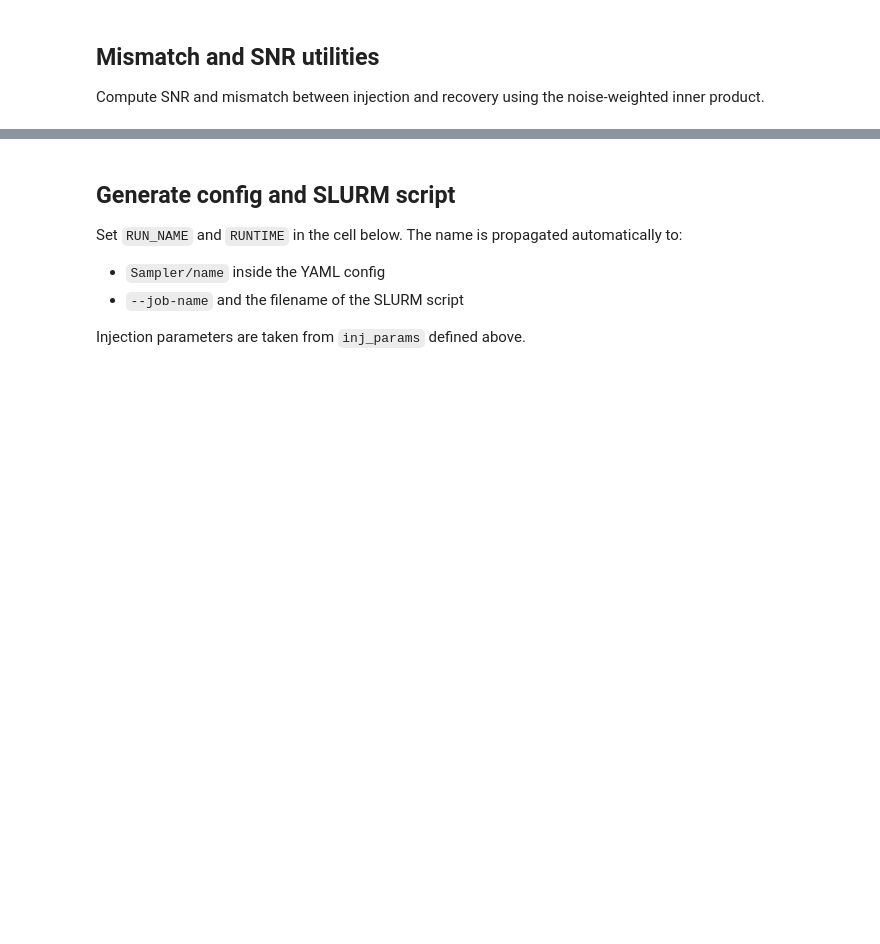
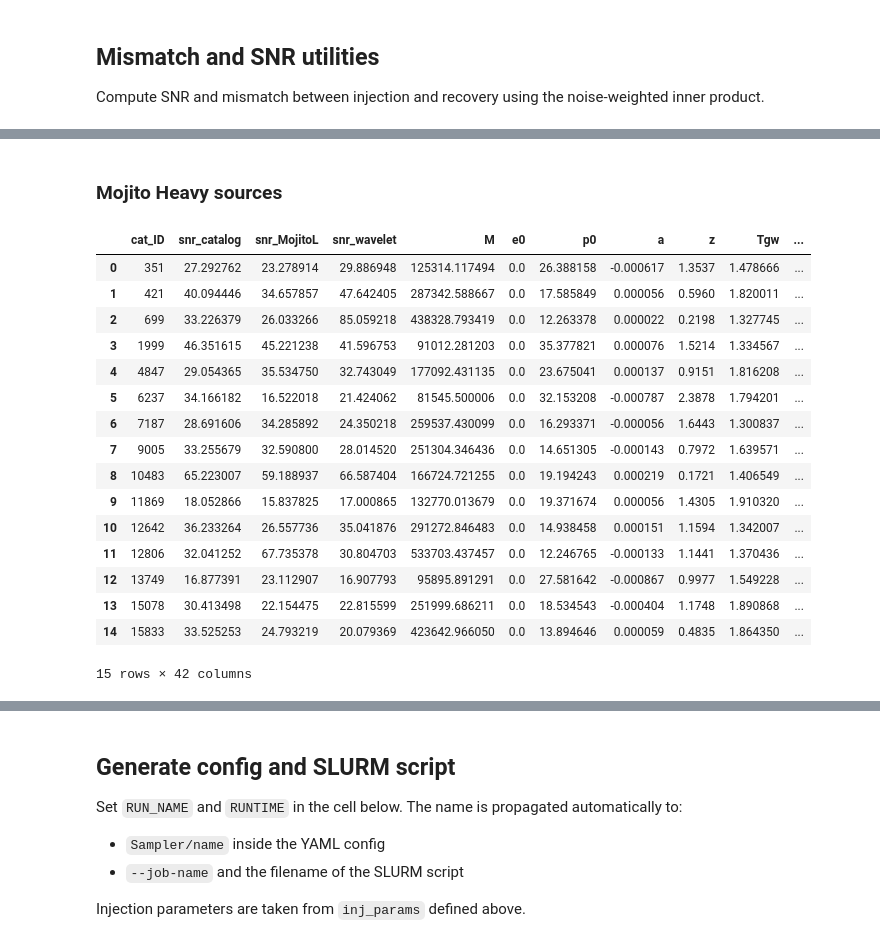
Before and after one commit to joshbmat/Few_1PAT1R_Scripts, a Jupyter notebook: validation/PE_test_runs/ConstructTestcases.ipynb, the cells around one changed output, grey strips where cells are left out. Saved outputs shown, nothing was run; the diff lists cells and outputs as text; code cells hidden in the pictures; blank space fills up the shorter version.

```diff
--- a/validation/PE_test_runs/ConstructTestcases.ipynb
+++ b/validation/PE_test_runs/ConstructTestcases.ipynb
@@ -268,0 +250,2 @@ for k, v in inj_params.items():
+# %% [markdown]
+### Mojito Heavy sources
@@ -268,0 +305,20 @@ for k, v in inj_params.items():
+# %%
+good_cat
+# %% [output]
+|  | cat_ID | snr_catalog | snr_MojitoL | snr_wavelet | M | e0 | p0 | a | z | Tgw | ... |
+| 0 | 351 | 27.292762 | 23.278914 | 29.886948 | 125314.117494 | 0.0 | 26.388158 | -0.000617 | 1.3537 | 1.478666 | ... |
+| 1 | 421 | 40.094446 | 34.657857 | 47.642405 | 287342.588667 | 0.0 | 17.585849 | 0.000056 | 0.5960 | 1.820011 | ... |
+| 2 | 699 | 33.226379 | 26.033266 | 85.059218 | 438328.793419 | 0.0 | 12.263378 | 0.000022 | 0.2198 | 1.327745 | ... |
+| 3 | 1999 | 46.351615 | 45.221238 | 41.596753 | 91012.281203 | 0.0 | 35.377821 | 0.000076 | 1.5214 | 1.334567 | ... |
+| 4 | 4847 | 29.054365 | 35.534750 | 32.743049 | 177092.431135 | 0.0 | 23.675041 | 0.000137 | 0.9151 | 1.816208 | ... |
+| 5 | 6237 | 34.166182 | 16.522018 | 21.424062 | 81545.500006 | 0.0 | 32.153208 | -0.000787 | 2.3878 | 1.794201 | ... |
+| 6 | 7187 | 28.691606 | 34.285892 | 24.350218 | 259537.430099 | 0.0 | 16.293371 | -0.000056 | 1.6443 | 1.300837 | ... |
+| 7 | 9005 | 33.255679 | 32.590800 | 28.014520 | 251304.346436 | 0.0 | 14.651305 | -0.000143 | 0.7972 | 1.639571 | ... |
+| 8 | 10483 | 65.223007 | 59.188937 | 66.587404 | 166724.721255 | 0.0 | 19.194243 | 0.000219 | 0.1721 | 1.406549 | ... |
+| 9 | 11869 | 18.052866 | 15.837825 | 17.000865 | 132770.013679 | 0.0 | 19.371674 | 0.000056 | 1.4305 | 1.910320 | ... |
+| 10 | 12642 | 36.233264 | 26.557736 | 35.041876 | 291272.846483 | 0.0 | 14.938458 | 0.000151 | 1.1594 | 1.342007 | ... |
+| 11 | 12806 | 32.041252 | 67.735378 | 30.804703 | 533703.437457 | 0.0 | 12.246765 | -0.000133 | 1.1441 | 1.370436 | ... |
+| 12 | 13749 | 16.877391 | 23.112907 | 16.907793 | 95895.891291 | 0.0 | 27.581642 | -0.000867 | 0.9977 | 1.549228 | ... |
+| 13 | 15078 | 30.413498 | 22.154475 | 22.815599 | 251999.686211 | 0.0 | 18.534543 | -0.000404 | 1.1748 | 1.890868 | ... |
+| 14 | 15833 | 33.525253 | 24.793219 | 20.079369 | 423642.966050 | 0.0 | 13.894646 | 0.000059 | 0.4835 | 1.864350 | ... |
+15 rows × 42 columns
```
Also changed, not shown: parts of 21 cells of this notebook, 23 other files.
